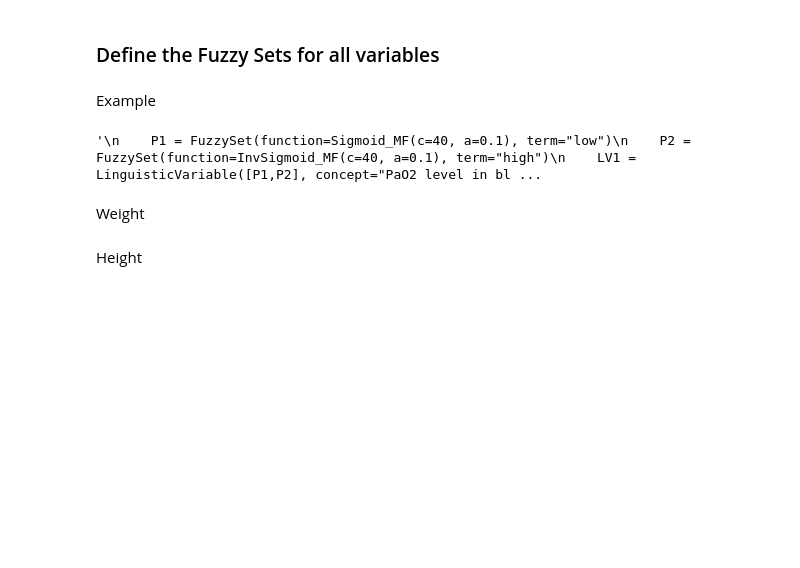
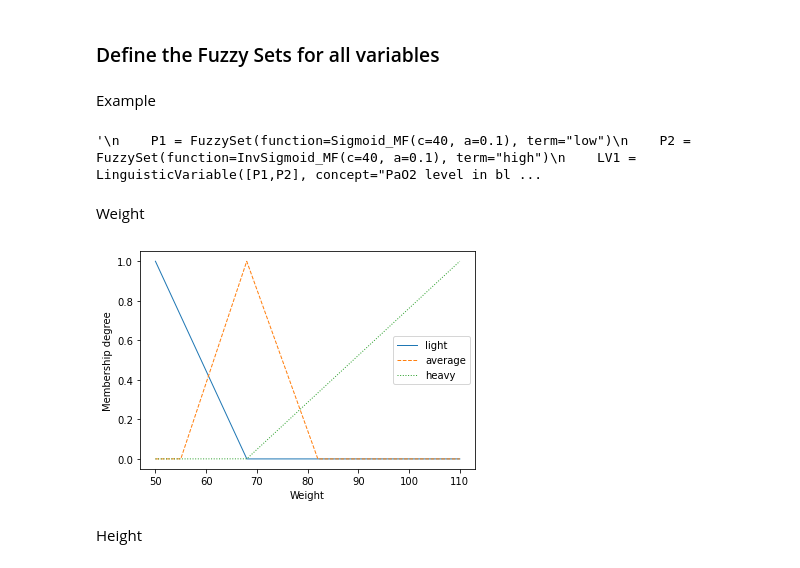
Before and after one commit to khunamir/sado-fuzzy, a Jupyter notebook: SADO Fuzzy System.ipynb, the cells around one changed output. Drawn from its saved outputs; the diff is of its cells as text; code cells hidden in the pictures; blank space fills up the shorter version.

Commit message:
Added fuzzy sets

```diff
--- a/SADO Fuzzy System.ipynb
+++ b/SADO Fuzzy System.ipynb
@@ -33,5 +33,15 @@ Example
 '\n    P1 = FuzzySet(function=Sigmoid_MF(c=40, a=0.1), term="low")\n    P2 = FuzzySet(function=InvSigmoid_MF(c=40, a=0.1), term="high")\n    LV1 = LinguisticVariable([P1,P2], concept="PaO2 level in bl ...
 # %% [markdown]
 Weight
+# %%
+P1 = FuzzySet(function=Triangular_MF(a=50,b=50,c=68), term="light")
+P2 = FuzzySet(function=Triangular_MF(a=55,b=68,c=82), term="average")
+P3 = FuzzySet(function=Triangular_MF(a=68,b=110,c=110), term="heavy")
+LV1 = LinguisticVariable([P1,P2,P3], concept="Weight", universe_of_discourse=[50,110])
+FS.add_linguistic_variable("Weight", LV1)
+
+LV1.plot()
+# %% [output]
+[figure, added]
 # %% [markdown]
 Height
```
Also changed, not shown: parts of 5 cells of this notebook.
